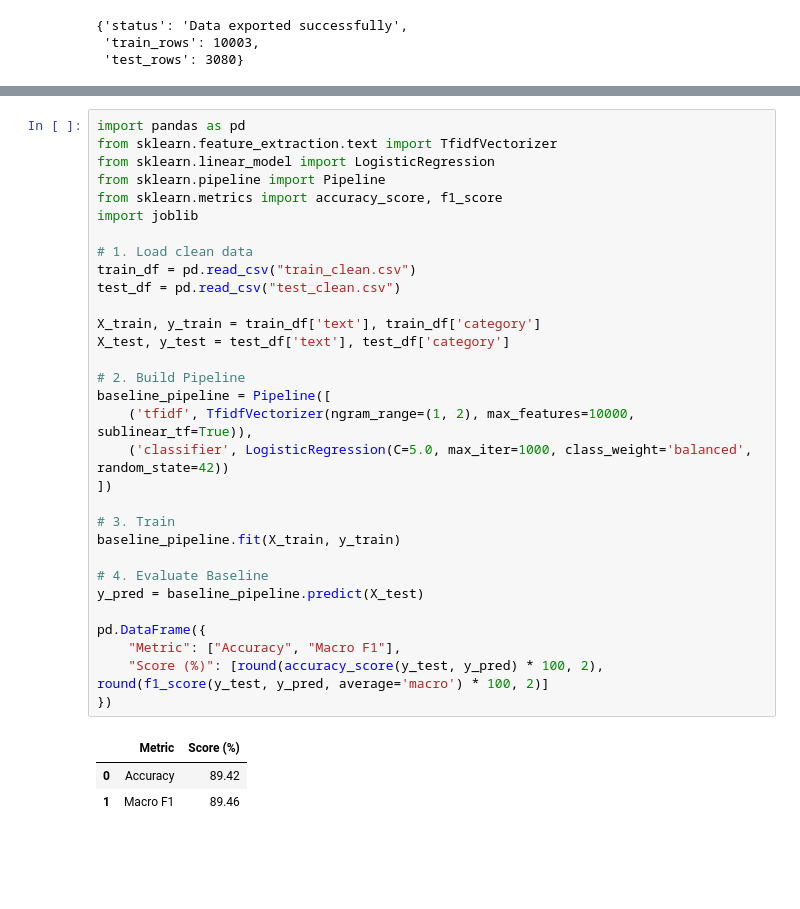
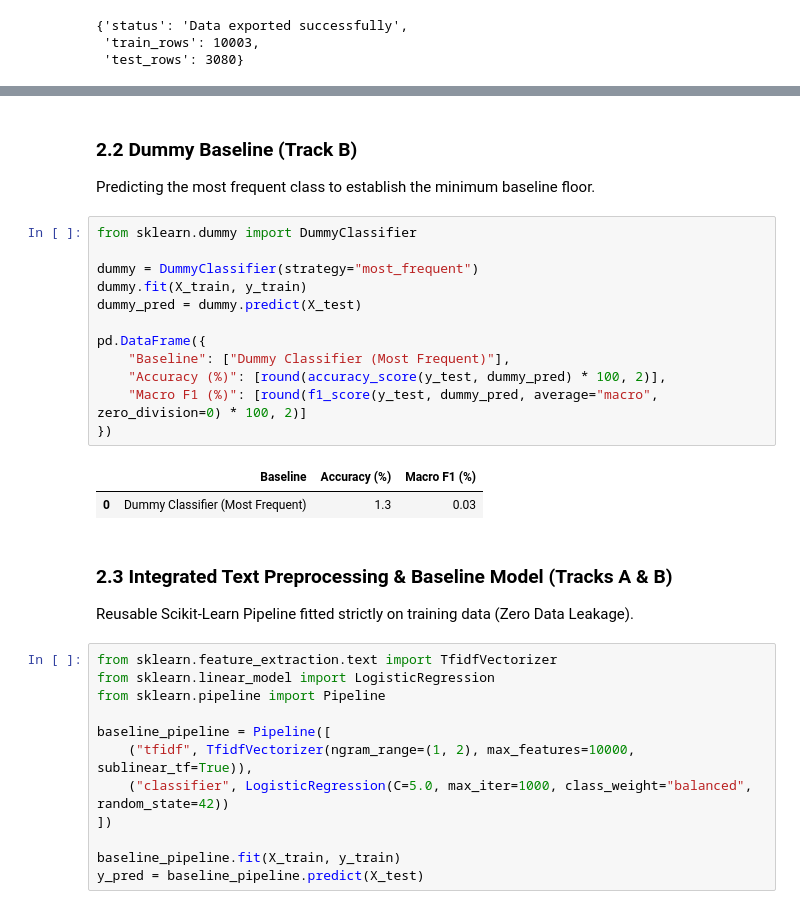
Before and after one commit to uSebaa/IDRAK-Project, a Jupyter notebook: IDRAK.ipynb, the cells around one changed output, grey strips where cells are left out. Drawn from its saved outputs; the diff is of its cells as text; blank space fills up the shorter version.

```diff
--- a/IDRAK.ipynb
+++ b/IDRAK.ipynb
@@ -158,35 +152,33 @@ Name: category, Length: 10003, dtype: str
+# %% [markdown]
+### 2.2 Dummy Baseline (Track B)
+Predicting the most frequent class to establish the minimum baseline floor.
+# %%
+from sklearn.dummy import DummyClassifier
+
+dummy = DummyClassifier(strategy="most_frequent")
+dummy.fit(X_train, y_train)
+dummy_pred = dummy.predict(X_test)
+
+pd.DataFrame({
+    "Baseline": ["Dummy Classifier (Most Frequent)"],
+    "Accuracy (%)": [round(accuracy_score(y_test, dummy_pred) * 100, 2)],
+    "Macro F1 (%)": [round(f1_score(y_test, dummy_pred, average="macro", zero_division=0) * 100, 2)]
+})
+# %% [output]
+|  | Baseline | Accuracy (%) | Macro F1 (%) |
+| 0 | Dummy Classifier (Most Frequent) | 1.3 | 0.03 |
+# %% [markdown]
+### 2.3 Integrated Text Preprocessing & Baseline Model (Tracks A & B)
+Reusable Scikit-Learn Pipeline fitted strictly on training data (Zero Data Leakage).
 # %%
-import pandas as pd
 from sklearn.feature_extraction.text import TfidfVectorizer
 from sklearn.linear_model import LogisticRegression
 from sklearn.pipeline import Pipeline
-from sklearn.metrics import accuracy_score, f1_score
-import joblib
 
-# 1. Load clean data
-train_df = pd.read_csv("train_clean.csv")
-test_df = pd.read_csv("test_clean.csv")
-
-X_train, y_train = train_df['text'], train_df['category']
-X_test, y_test = test_df['text'], test_df['category']
-
-# 2. Build Pipeline
 baseline_pipeline = Pipeline([
-    ('tfidf', TfidfVectorizer(ngram_range=(1, 2), max_features=10000, sublinear_tf=True)),
-    ('classifier', LogisticRegression(C=5.0, max_iter=1000, class_weight='balanced', random_state=42))
+    ("tfidf", TfidfVectorizer(ngram_range=(1, 2), max_features=10000, sublinear_tf=True)),
+    ("classifier", LogisticRegression(C=5.0, max_iter=1000, class_weight="balanced", random_state=42))
 ])
 
-# 3. Train
 baseline_pipeline.fit(X_train, y_train)
-
-# 4. Evaluate Baseline
 y_pred = baseline_pipeline.predict(X_test)
-
-pd.DataFrame({
-    "Metric": ["Accuracy", "Macro F1"],
-    "Score (%)": [round(accuracy_score(y_test, y_pred) * 100, 2), round(f1_score(y_test, y_pred, average='macro') * 100, 2)]
-})
-# %% [output]
-|  | Metric | Score (%) |
-| 0 | Accuracy | 89.42 |
-| 1 | Macro F1 | 89.46 |
```
Also changed, not shown: parts of 43 cells of this notebook.
